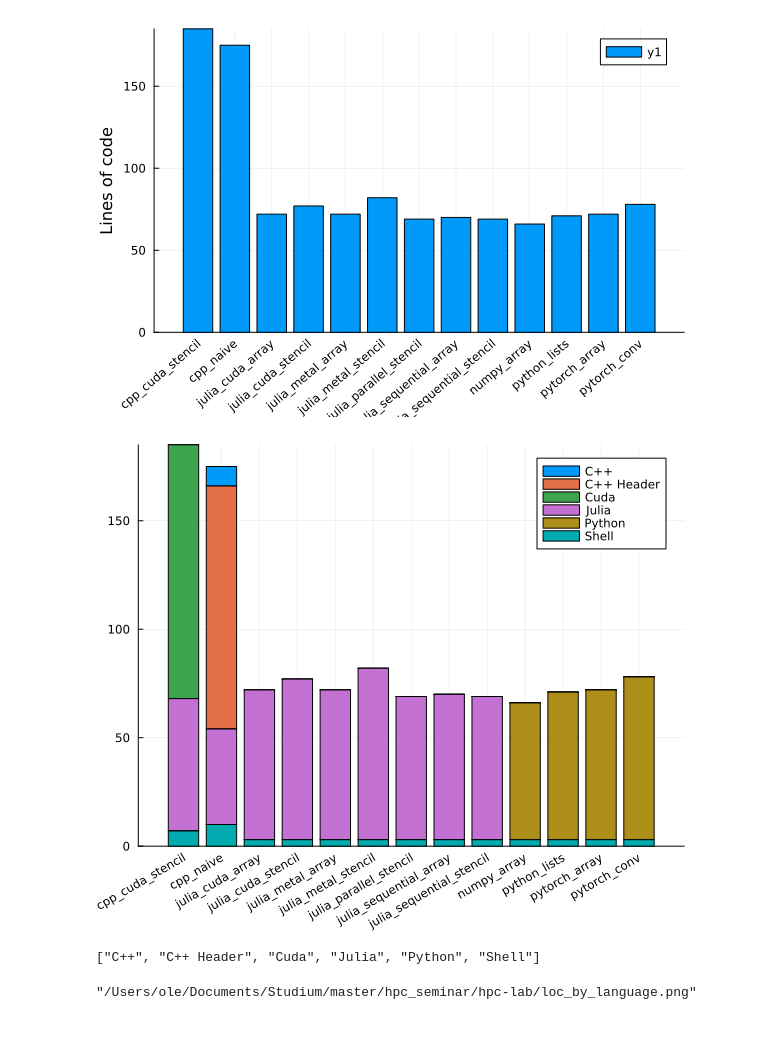
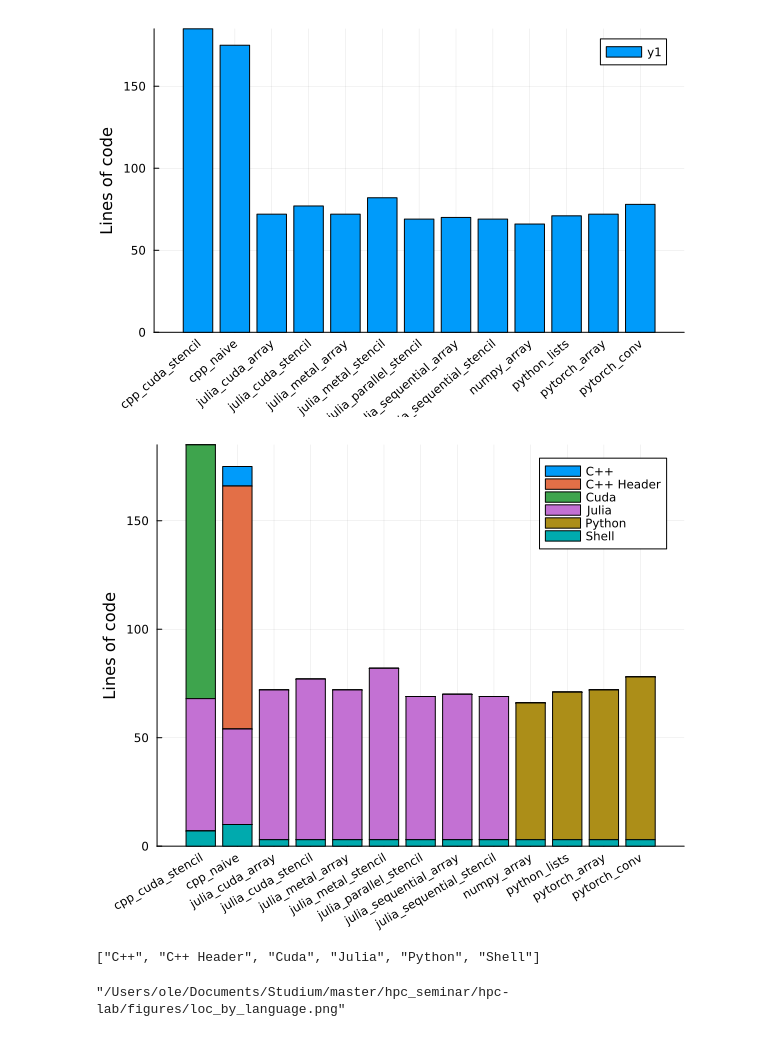
Before and after one commit to peteole/julia-2d-heat-equation, a Jupyter notebook: plot_complexity.ipynb, the cells around one changed output. Saved outputs shown, nothing was run; the diff lists cells and outputs as text; code cells hidden in the pictures.

```diff
--- a/plot_complexity.ipynb
+++ b/plot_complexity.ipynb
@@ -7,35 +7,36 @@ implementations = filter(x -> isdir("implementations/$x"), implementations)
 costs = zeros(length(implementations))
 loc = zeros(length(implementations))
 loc_by_lanugage = []
 for (i, implementation) in enumerate(implementations)
     if isfile("implementations/$implementation/complexity.json")
         report = JSON.parsefile("implementations/$implementation/complexity.json")
         costs[i] = report["estimatedCost"]
         loc[i] = sum([x["Code"] for x in report["languageSummary"]])
         push!(loc_by_lanugage, Dict([x["Name"] => x["Code"] for x in report["languageSummary"]]))
     end
 end
 all_languages = unique(Iterators.flatten([keys(x) for x in loc_by_lanugage])) |> sort
 println(all_languages)
 loc_language_array = zeros(length(all_languages), length(implementations))
 for (i, implementation) in enumerate(implementations)
     for (j, language) in enumerate(all_languages)
         loc_language_array[j, i] = get(loc_by_lanugage[i], language, 0)
     end
 end
 bar(costs, xticks=(eachindex(implementations), implementations), xrotation=90, ylabel="Estimated costs of development") |> display
 bar(loc, xticks=(eachindex(implementations), implementations), xrotation=40, ylabel="Lines of code") |> display
 p=groupedbar(loc_language_array',
     bar_position=:stack,
     label=hcat(all_languages...),
     xticks=(eachindex(implementations), implementations),
     xrotation=30,
-    size=(600,500))
+    size=(600,500),
+    ylabel="Lines of code",)
 display(p)
-savefig(p, "loc_by_language.png")
+savefig(p, "figures/loc_by_language.png")
 # %% [output]
 [figure]
 [figure]
-[figure, old version]
+[figure, new version]
 ["C++", "C++ Header", "Cuda", "Julia", "Python", "Shell"]
-"/Users/ole/Documents/Studium/master/hpc_seminar/hpc-lab/loc_by_language.png"
+"/Users/ole/Documents/Studium/master/hpc_seminar/hpc-lab/figures/loc_by_language.png"
```
Also changed, not shown: 8 other files.
